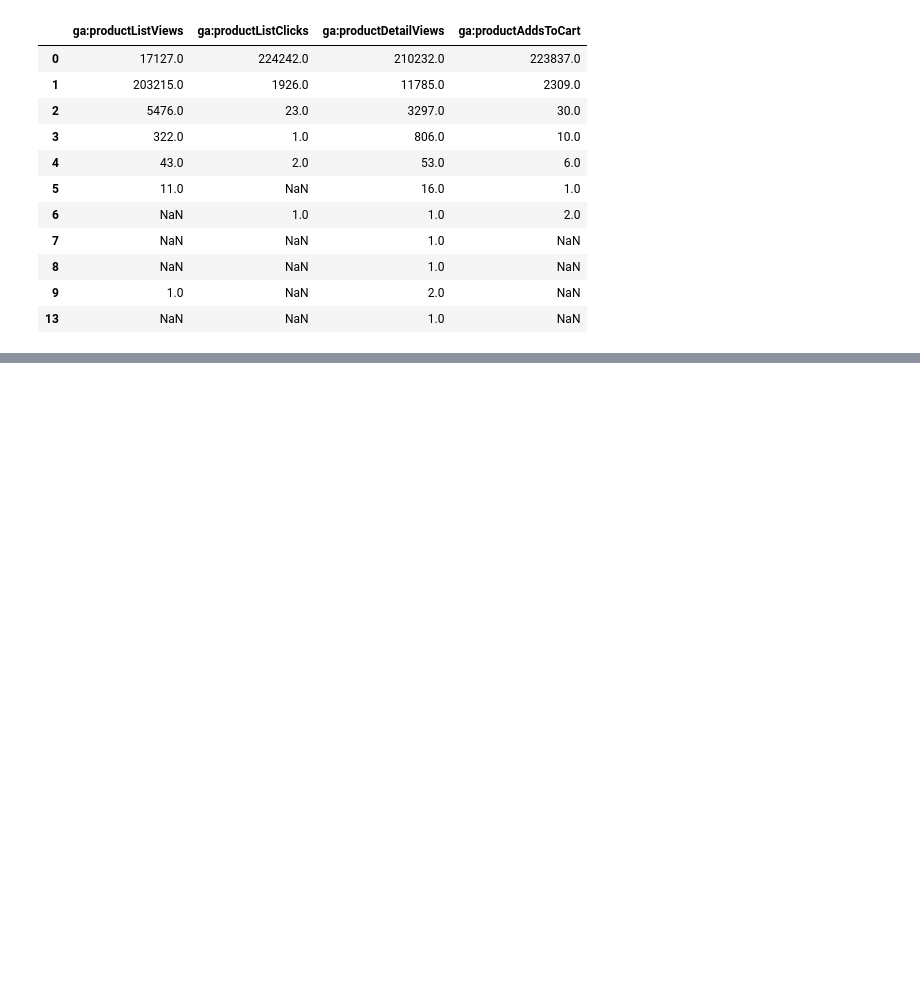
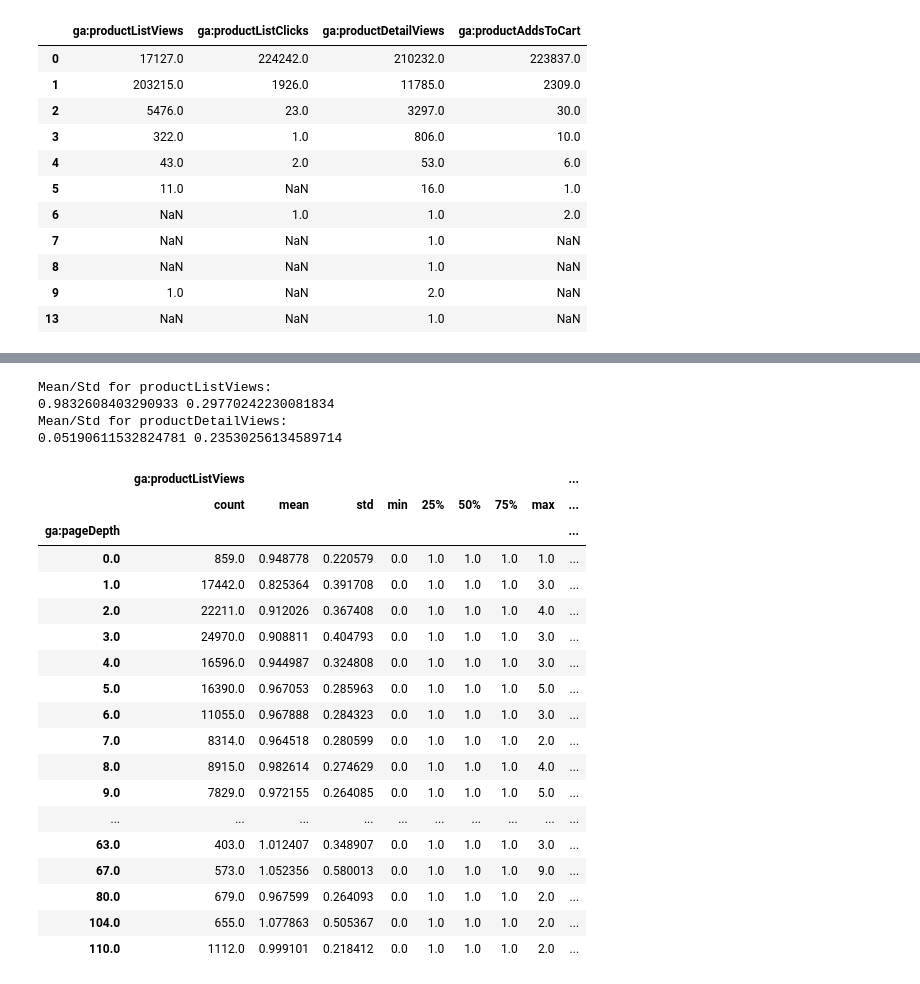
Before and after one commit to Laurajmoreno/ML_and_CRO, a Jupyter notebook: Data_Collection.ipynb, the cells around one changed output, grey strips where cells are left out. Cells and saved outputs as stored; diff of their text form; code cells hidden in the pictures; blank space fills up the shorter version.

```diff
--- a/Data_Collection.ipynb
+++ b/Data_Collection.ipynb
@@ -2410,0 +1772,5 @@ df[df['ga:pagePath']==exceptions[5]].shape
+# %%
+join_df['ga:sessionCount'] = pd.to_numeric(join_df['ga:sessionCount'])
+join_df['ga:daysSinceLastSession'] = pd.to_numeric(join_df['ga:daysSinceLastSession'])
+join_df['ga:pageDepth'] = pd.to_numeric(join_df['ga:pageDepth'])
+join_df.describe()
@@ -2410,0 +1841,31 @@ df[df['ga:pagePath']==exceptions[5]].shape
+# %%
+groupby = join_df.groupby('ga:pageDepth')[['ga:productListViews','ga:productDetailViews']].describe()
+print("Mean/Std for productListViews:")
+print(groupby['ga:productListViews']['mean'].mean(), groupby['ga:productListViews']['std'].mean())
+print("Mean/Std for productDetailViews:")
+print(groupby['ga:productDetailViews']['mean'].mean(), groupby['ga:productDetailViews']['std'].mean())
+groupby
+# %% [output]
+Mean/Std for productListViews:
+0.9832608403290933 0.29770242230081834
+Mean/Std for productDetailViews:
+0.05190611532824781 0.23530256134589714
+|  | ga:productListViews |  |  |  |  |  |  |  | ... |
+|  | count | mean | std | min | 25% | 50% | 75% | max | ... |
+| ga:pageDepth |  |  |  |  |  |  |  |  | ... |
+| 0.0 | 859.0 | 0.948778 | 0.220579 | 0.0 | 1.0 | 1.0 | 1.0 | 1.0 | ... |
+| 1.0 | 17442.0 | 0.825364 | 0.391708 | 0.0 | 1.0 | 1.0 | 1.0 | 3.0 | ... |
+| 2.0 | 22211.0 | 0.912026 | 0.367408 | 0.0 | 1.0 | 1.0 | 1.0 | 4.0 | ... |
+| 3.0 | 24970.0 | 0.908811 | 0.404793 | 0.0 | 1.0 | 1.0 | 1.0 | 3.0 | ... |
+| 4.0 | 16596.0 | 0.944987 | 0.324808 | 0.0 | 1.0 | 1.0 | 1.0 | 3.0 | ... |
+| 5.0 | 16390.0 | 0.967053 | 0.285963 | 0.0 | 1.0 | 1.0 | 1.0 | 5.0 | ... |
+| 6.0 | 11055.0 | 0.967888 | 0.284323 | 0.0 | 1.0 | 1.0 | 1.0 | 3.0 | ... |
+| 7.0 | 8314.0 | 0.964518 | 0.280599 | 0.0 | 1.0 | 1.0 | 1.0 | 2.0 | ... |
+| 8.0 | 8915.0 | 0.982614 | 0.274629 | 0.0 | 1.0 | 1.0 | 1.0 | 4.0 | ... |
+| 9.0 | 7829.0 | 0.972155 | 0.264085 | 0.0 | 1.0 | 1.0 | 1.0 | 5.0 | ... |
+| ... | ... | ... | ... | ... | ... | ... | ... | ... | ... |
+| 63.0 | 403.0 | 1.012407 | 0.348907 | 0.0 | 1.0 | 1.0 | 1.0 | 3.0 | ... |
+| 67.0 | 573.0 | 1.052356 | 0.580013 | 0.0 | 1.0 | 1.0 | 1.0 | 9.0 | ... |
+| 80.0 | 679.0 | 0.967599 | 0.264093 | 0.0 | 1.0 | 1.0 | 1.0 | 2.0 | ... |
+| 104.0 | 655.0 | 1.077863 | 0.505367 | 0.0 | 1.0 | 1.0 | 1.0 | 2.0 | ... |
+| 110.0 | 1112.0 | 0.999101 | 0.218412 | 0.0 | 1.0 | 1.0 | 1.0 | 2.0 | ... |
```
Also changed, not shown: parts of 90 cells of this notebook.
